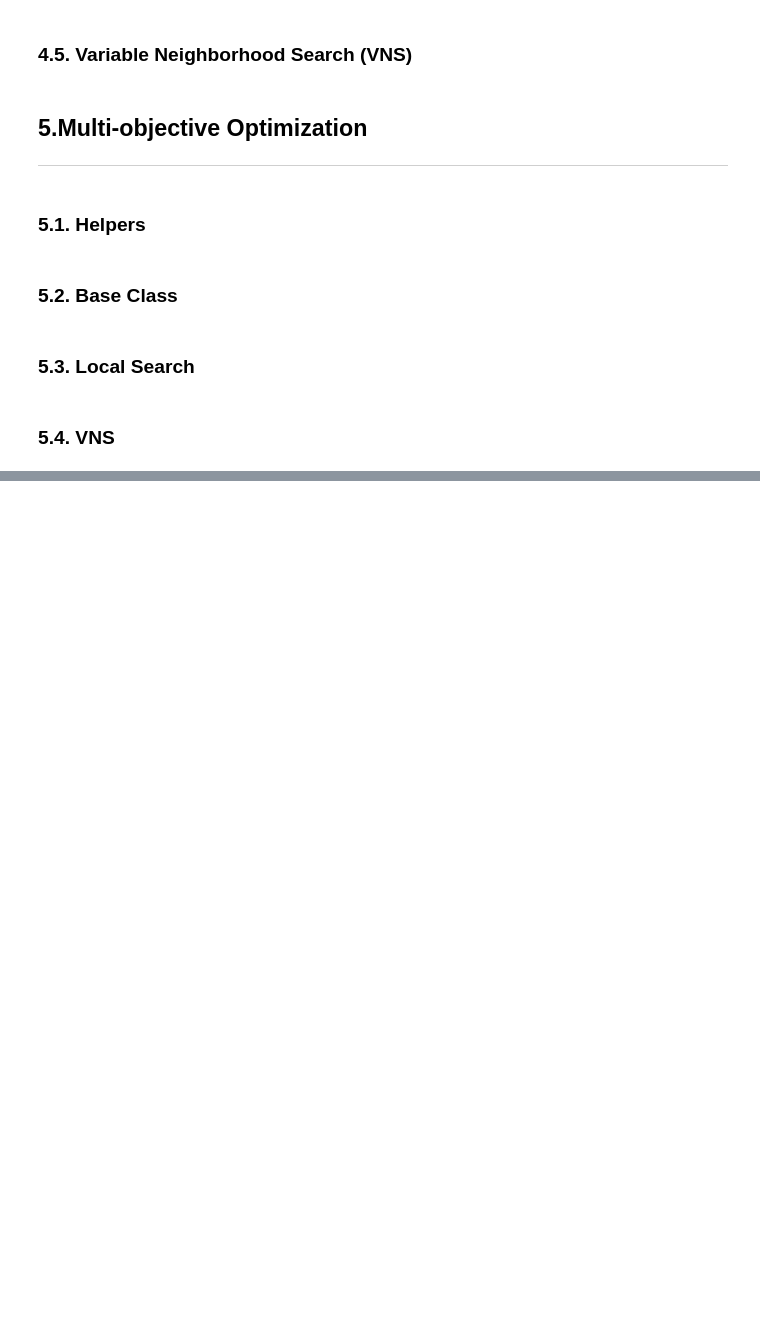
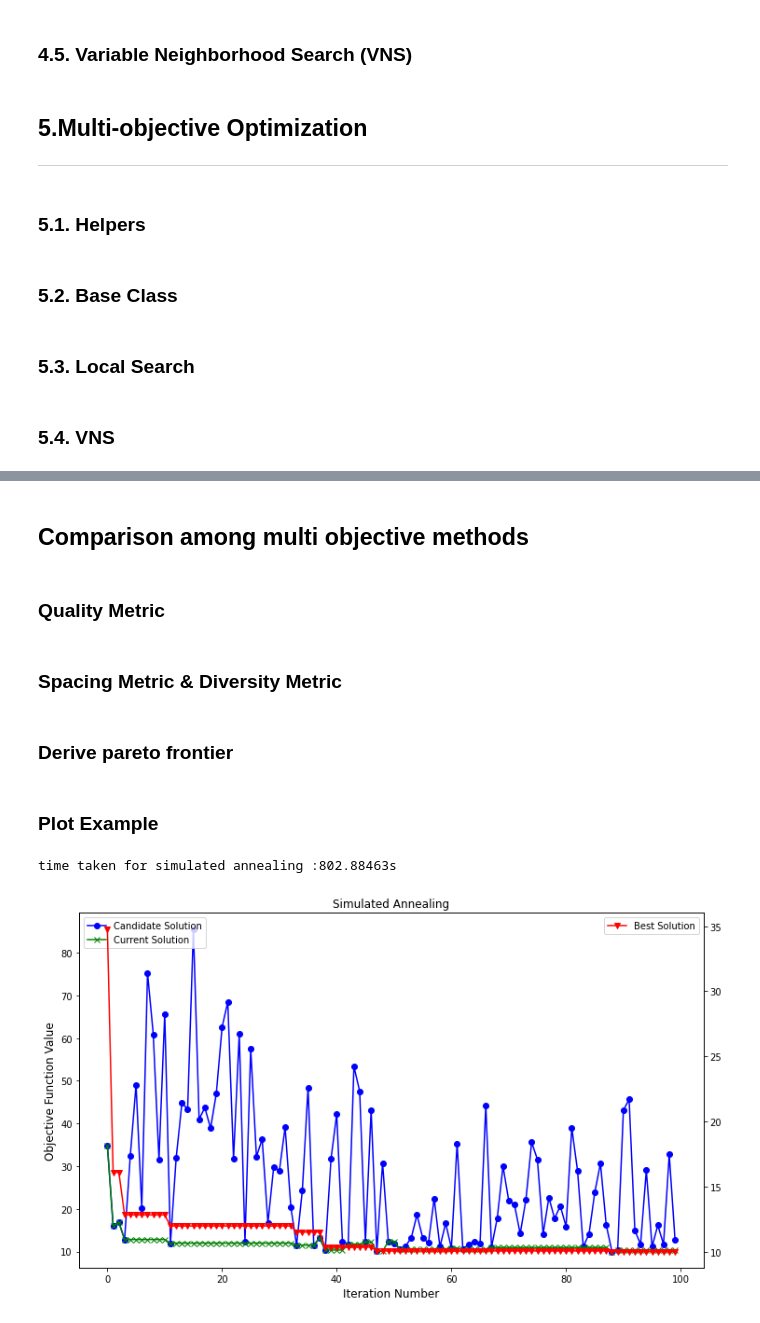
Before and after one commit to TengXu94/simulation-and-optimization, a Jupyter notebook: group_5_project/Group_5_Simulation.ipynb, the cells around one changed output, grey strips where cells are left out. Cells and saved outputs as stored; diff of their text form; code cells hidden in the pictures; blank space fills up the shorter version.

```diff
--- a/group_5_project/Group_5_Simulation.ipynb
+++ b/group_5_project/Group_5_Simulation.ipynb
@@ -636,7 +637,12 @@ class Solution():
         results = handle_requests(self.scenario)
         self.statistics = get_statistics(results)
         self.wt_obj = wt_obj
-        self.waiting_time = self.statistics['overall'][self.wt_obj]
+        self.waiting_time = self.statistics['overall'][self.wt_obj]  # desired statistic
+
+        # let's keep all statistics (average, max, 75) associated with the solution
+        self.waiting_time_max = self.statistics['overall']['max']
+        self.waiting_time_q75 = self.statistics['overall']['q75']
+        self.waiting_time_average = self.statistics['overall']['average']
 
     def get_objectives(self):
 
@@ -1201,6 +1207,13 @@ class AlgorithmSingleObjective(object):
         self.history_bestsol = []      # keeps track of best solutions over the iterations
         self.history_currentsol = []   # keeps track of current solutions over the iterations
         self.history_candidatesol = [] # keeps track of candidate solutions over the iterations
+
+        # keep all statistics associated with the best found solution
+        self.best_value_max = None
+        self.best_value_average = None
+        self.best_value_q75 = None
+        # the three statistics above will be updated once the algorithm
+        # returns its best found solution
 # %% [markdown]
 ### 4.3. Local Search
 # %%
@@ -1334,6 +1350,9 @@ class SimulatedAnnealing(AlgorithmSingleObjective):
             self.history_currentsol.append(current_solution.get_objectives()[0])
         end_time = timeit.default_timer()
         self.time = end_time - start_time
+        self.best_value_max = self.best_solution.waiting_time_max
+        self.best_value_average = self.best_solution.waiting_time_average
+        self.best_value_q75 = self.best_solution.waiting_time_q75
 
     def plot_sa(self):
         """
@@ -1723,0 +1674,4 @@ AttributeError: 'VNSMultiObj' object has no attribute 'print_pareto_frontier'
+# %%
+init_sol = getRandomFeasibleSolution("average")
+rg_ = Generator(PCG64(42069))
+n_iteration = 5
@@ -1723,0 +1930,4 @@ AttributeError: 'VNSMultiObj' object has no attribute 'print_pareto_frontier'
+# %% [markdown]
+## Comparison among multi objective methods
+# %% [markdown]
+### Quality Metric
@@ -1723,0 +1959,2 @@ AttributeError: 'VNSMultiObj' object has no attribute 'print_pareto_frontier'
+# %% [markdown]
+### Spacing Metric & Diversity Metric
@@ -1723,0 +1984,2 @@ AttributeError: 'VNSMultiObj' object has no attribute 'print_pareto_frontier'
+# %% [markdown]
+### Derive pareto frontier
@@ -1723,0 +2009,12 @@ AttributeError: 'VNSMultiObj' object has no attribute 'print_pareto_frontier'
+# %% [markdown]
+### Plot Example
+# %%
+n_iteration = 100
+init_sol = getRandomFeasibleSolution("average")
+simulated_annealing = SimulatedAnnealing(rg_, init_sol, n_iteration, wt_obj='average')
+simulated_annealing.run(which_neighbor=1)
+print("time taken for simulated annealing :{0:.5f}s".format(simulated_annealing.time))
+simulated_annealing.plot_sa()
+# %% [output]
+time taken for simulated annealing :802.88463s
+[figure, added]
```
Also changed, not shown: parts of 44 cells of this notebook.
